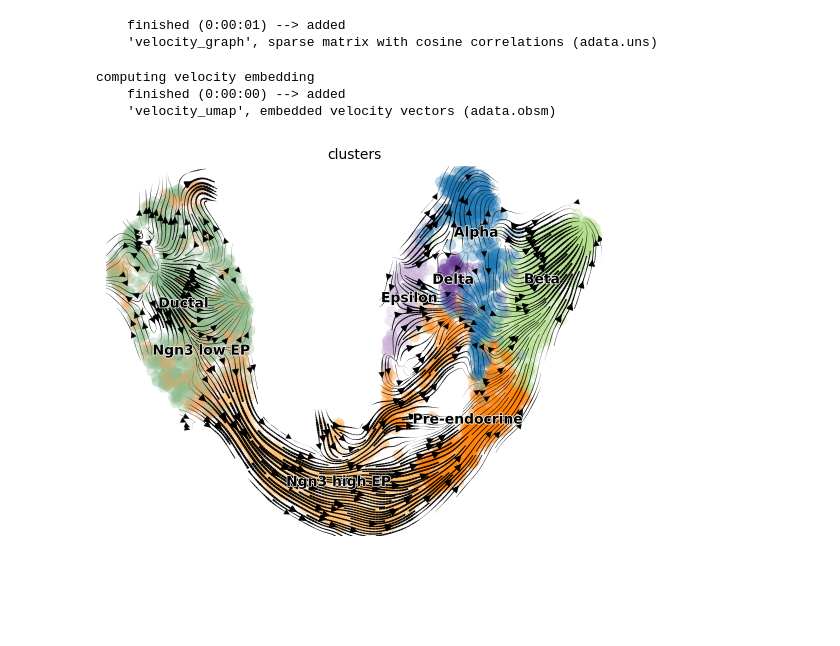
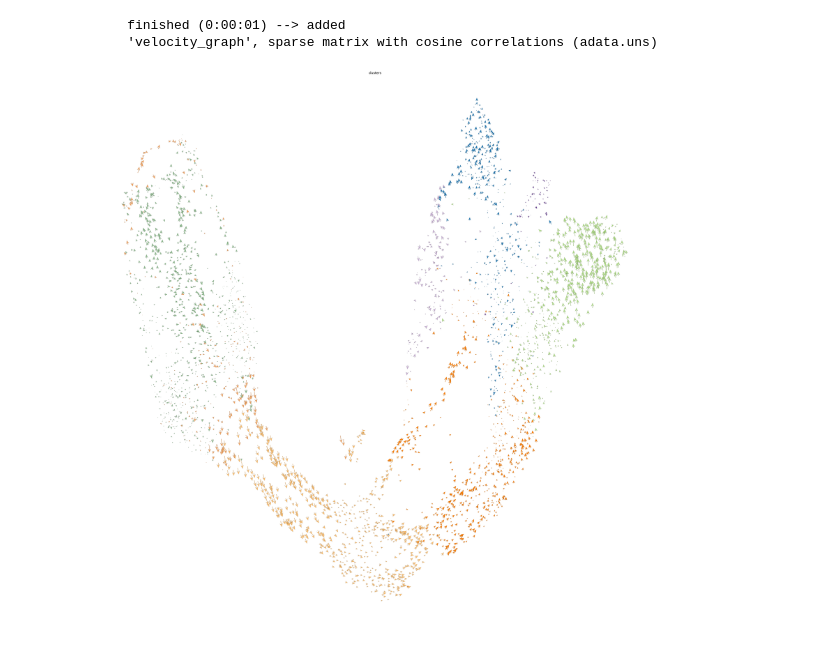
Before and after one commit to bbrener1/RNAForecasterPaperCode, a Jupyter notebook: PancreasSplicingAnalysis/sanity_checks.ipynb, the cells around one changed output. Cells and saved outputs as stored; diff of their text form; code cells hidden in the pictures; blank space fills up the shorter version.

```diff
--- a/PancreasSplicingAnalysis/sanity_checks.ipynb
+++ b/PancreasSplicingAnalysis/sanity_checks.ipynb
@@ -52,5 +52,5 @@ len(set(sc_calls).intersection(set(foreign_calls)))
 # %%
-filtered.obsm['X_umap'] = u_t
+filtered.obsm['X_umap'] = u_t1
 # %%
 scv.pp.moments(filtered,n_neighbors=None,n_pcs=None)
 # %% [output]
@@ -69,13 +69,12 @@ computing velocities
 computing velocity graph (using 1/12 cores)
     finished (0:00:01) --> added
     'velocity_graph', sparse matrix with cosine correlations (adata.uns)
+# %%
+scv.pl.velocity_embedding(filtered,basis='umap',figsize=((30,30)))
+# %% [output]
+[figure, added]
 # %%
 scv.pl.velocity_embedding_stream(filtered, density=5, basis='umap')
-# %% [output]
-computing velocity embedding
-    finished (0:00:00) --> added
-    'velocity_umap', embedded velocity vectors (adata.obsm)
-[figure, removed]
 # %%
 sc.pl.umap(filtered,color="S_score")
 sc.pl.umap(filtered,color="G2M_score")
```
Also changed, not shown: parts of 33 cells of this notebook, 1 other file.
